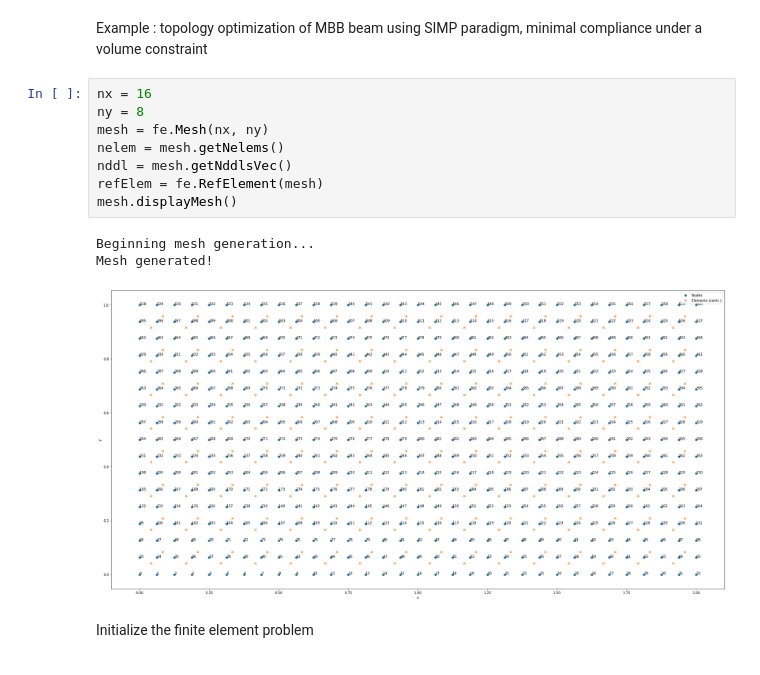
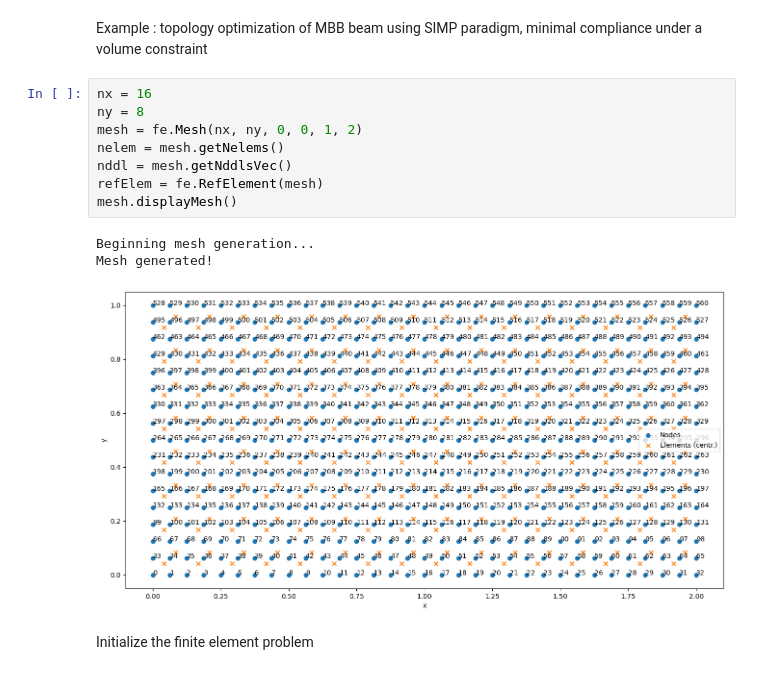
Before and after one commit to paluneau/pyTOP, a Jupyter notebook: top_example.ipynb, the cells around one changed output. Saved outputs shown, nothing was run; the diff lists cells and outputs as text.

```diff
--- a/top_example.ipynb
+++ b/top_example.ipynb
@@ -8,15 +8,15 @@ Example : topology optimization of MBB beam using SIMP paradigm, minimal complia
 # %%
 nx = 16
 ny = 8
-mesh = fe.Mesh(nx, ny)
+mesh = fe.Mesh(nx, ny, 0, 0, 1, 2)
 nelem = mesh.getNelems()
 nddl = mesh.getNddlsVec()
 refElem = fe.RefElement(mesh)
 mesh.displayMesh()
 # %% [output]
 Beginning mesh generation...
 Mesh generated!
-[figure, old version]
+[figure, new version]
 # %% [markdown]
 Initialize the finite element problem
 # %%
```
Also changed, not shown: parts of 3 cells of this notebook, 2 other files.
